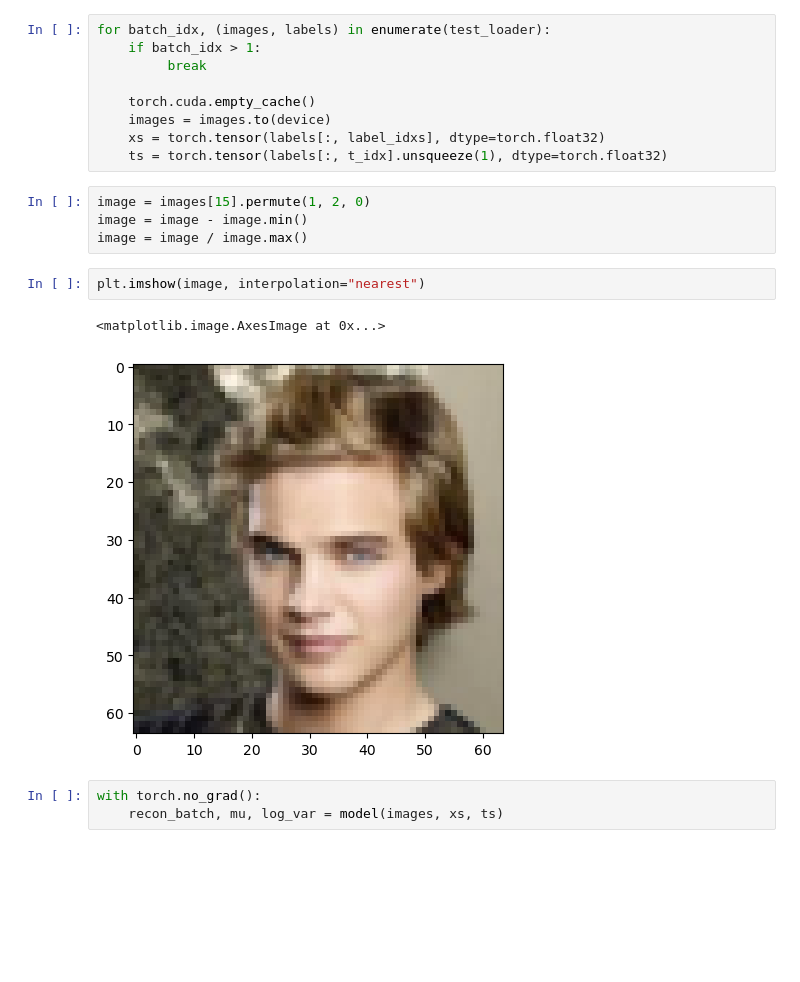
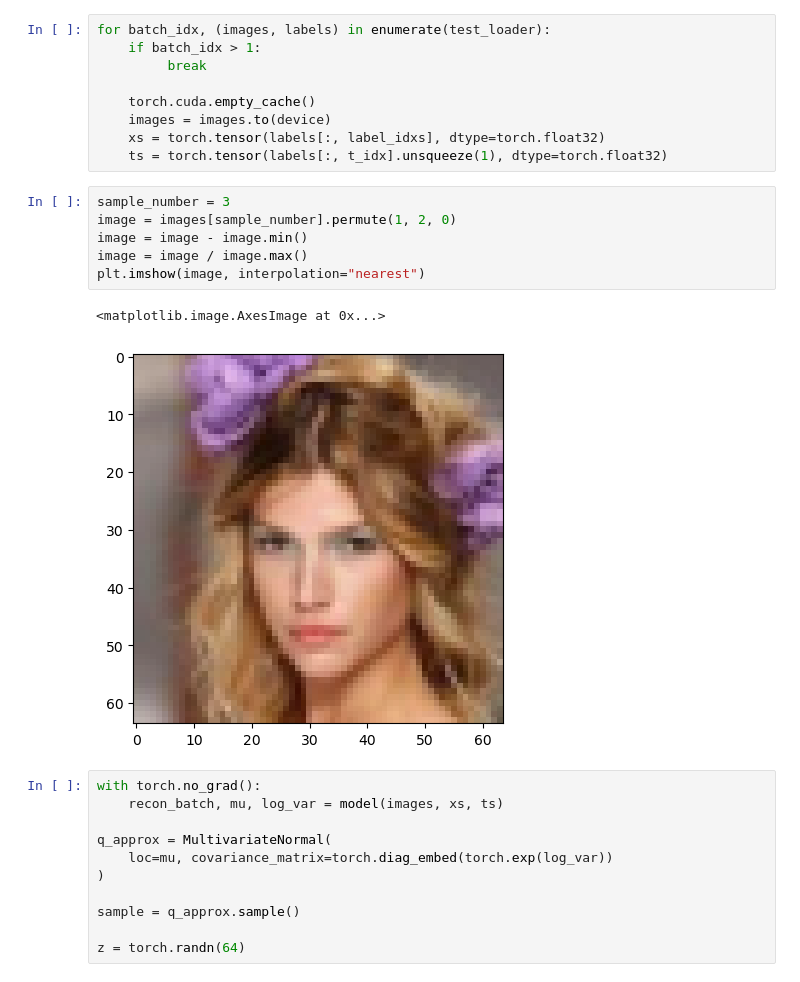
Before and after one commit to lars-chen/fairVAE, a Jupyter notebook: plotting.ipynb, the cells around one changed output. Cells and saved outputs as stored; diff of their text form; blank space fills up the shorter version.

```diff
--- a/plotting.ipynb
+++ b/plotting.ipynb
@@ -69,14 +69,22 @@ for batch_idx, (images, labels) in enumerate(test_loader):
     xs = torch.tensor(labels[:, label_idxs], dtype=torch.float32)
     ts = torch.tensor(labels[:, t_idx].unsqueeze(1), dtype=torch.float32)
 # %%
-image = images[15].permute(1, 2, 0)
+sample_number = 3
+image = images[sample_number].permute(1, 2, 0)
 image = image - image.min()
 image = image / image.max()
+plt.imshow(image, interpolation="nearest")
+# %% [output]
+<matplotlib.image.AxesImage at 0x...>
+[figure, added]
-# %%
-plt.imshow(image, interpolation="nearest")
-# %% [output]
-<matplotlib.image.AxesImage at 0x...>
-[figure, removed]
 # %%
 with torch.no_grad():
     recon_batch, mu, log_var = model(images, xs, ts)
+
+q_approx = MultivariateNormal(
+    loc=mu, covariance_matrix=torch.diag_embed(torch.exp(log_var))
+)
+
+sample = q_approx.sample()
+
+z = torch.randn(64)
```
Also changed, not shown: parts of 7 cells of this notebook, 3 other files.
